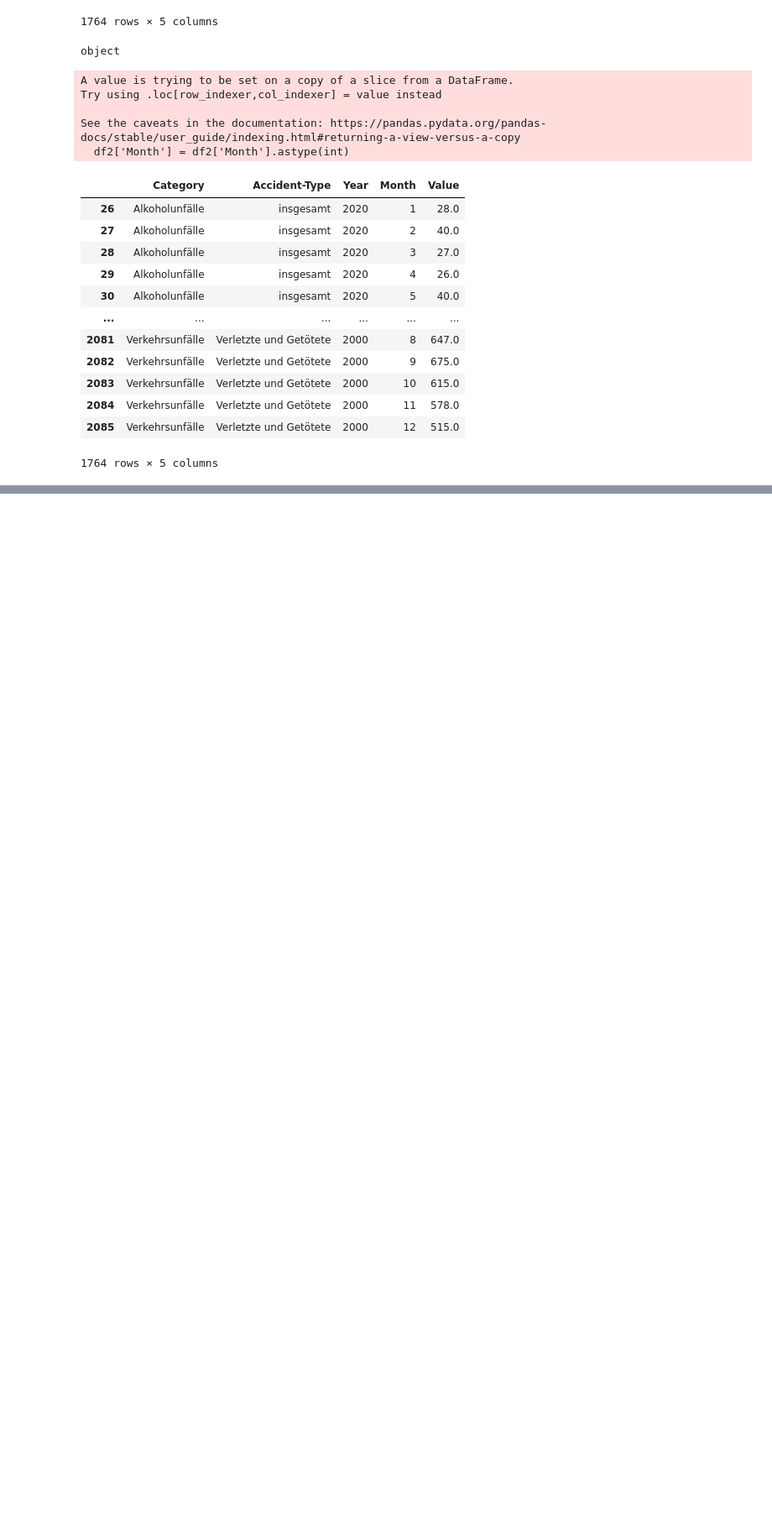
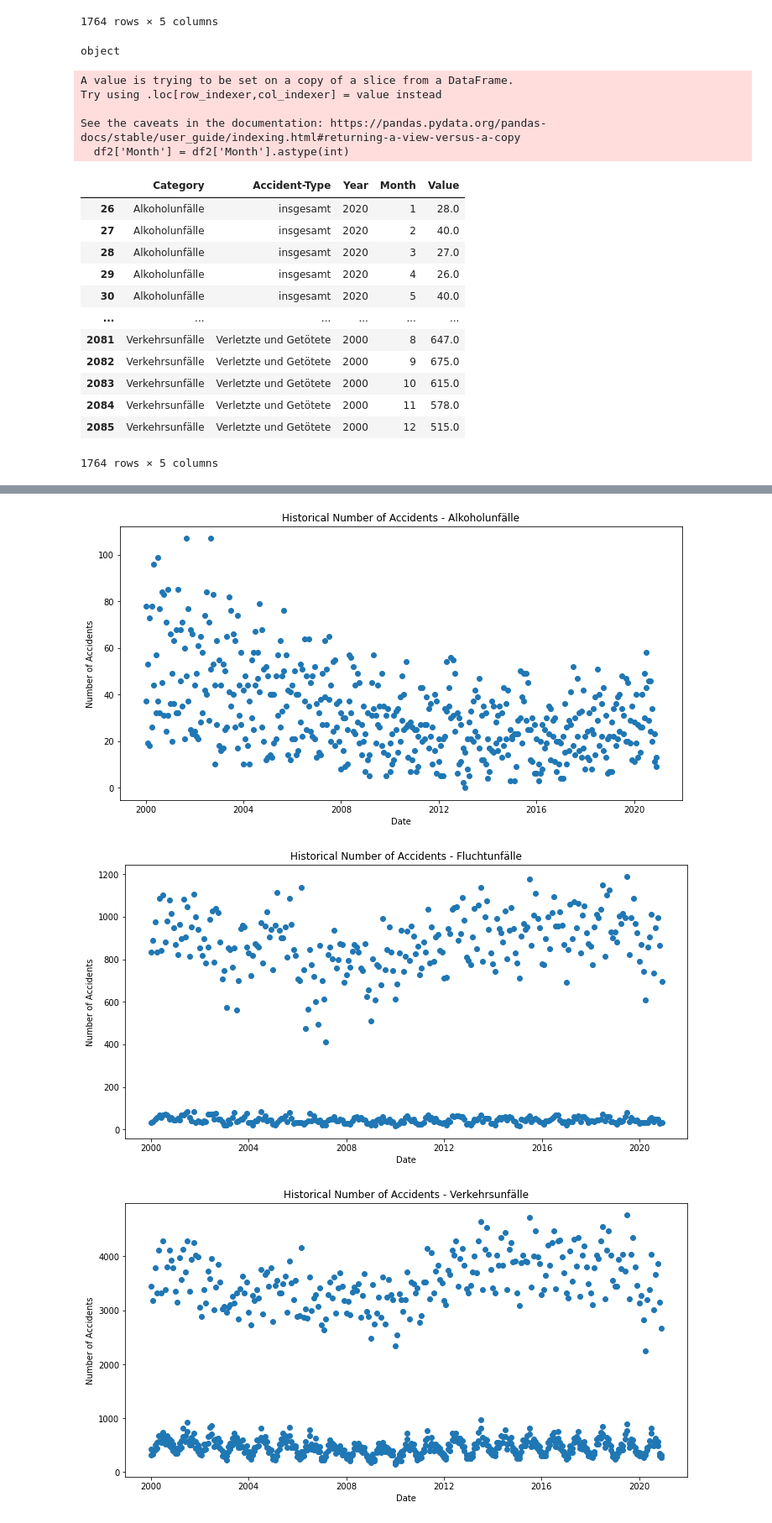
Before and after one commit to ashwinsathish/DPS_task, a Jupyter notebook: Acc_Prediction.ipynb, the cells around one changed output, grey strips where cells are left out. Shown at 84% size. Drawn from its saved outputs; the diff is of its cells as text; code cells hidden in the pictures; blank space fills up the shorter version.

```diff
--- a/Acc_Prediction.ipynb
+++ b/Acc_Prediction.ipynb
@@ -146,0 +189,16 @@ See the caveats in the documentation: https://pandas.pydata.org/pandas-docs/stab
+# %%
+groups2 = df2.groupby('Category')
+
+# creating a scatter plot for each group
+for name, group in groups2:
+    plt.figure(figsize=(12, 6))  # new figure for each group
+    plt.scatter(group['Date'], group['Value'])
+    plt.title(f"Historical Number of Accidents - {name}")
+    plt.xlabel("Date")
+    plt.ylabel("Number of Accidents")
+
+plt.show()
+# %% [output]
+[figure, added]
+[figure, added]
+[figure, added]
```
Also changed, not shown: parts of 6 cells of this notebook.
